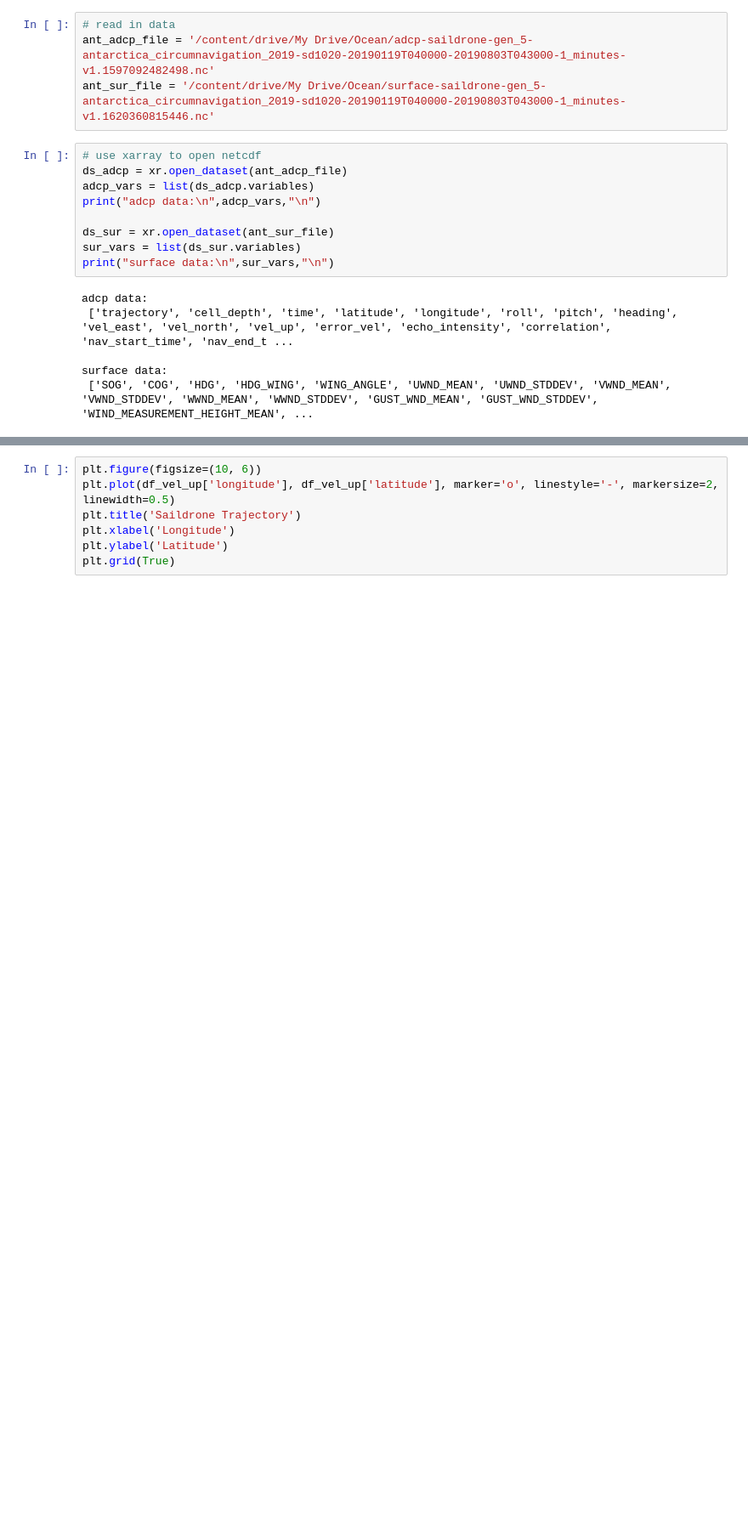
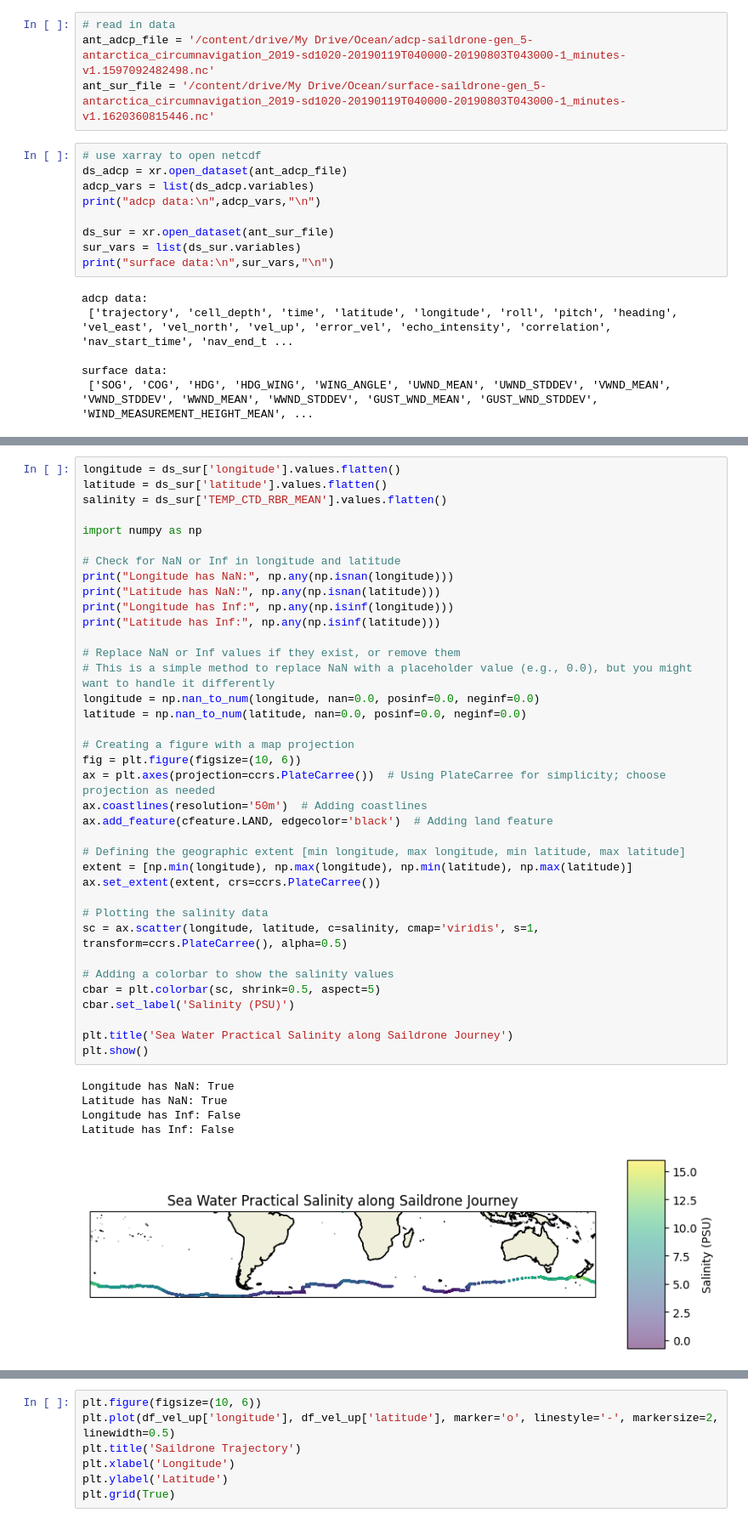
Before and after one commit to ameliabaier17/ocean_project, a Jupyter notebook: code/data_cleaning.ipynb, the cells around one changed output, grey strips where cells are left out. Shown at 85% size. Drawn from its saved outputs; the diff is of its cells as text; blank space fills up the shorter version.

```diff
--- a/code/data_cleaning.ipynb
+++ b/code/data_cleaning.ipynb
@@ -143,0 +184,43 @@ df_vel_up.head()
+# %%
+longitude = ds_sur['longitude'].values.flatten()
+latitude = ds_sur['latitude'].values.flatten()
+salinity = ds_sur['TEMP_CTD_RBR_MEAN'].values.flatten()
+
+import numpy as np
+
+# Check for NaN or Inf in longitude and latitude
+print("Longitude has NaN:", np.any(np.isnan(longitude)))
+print("Latitude has NaN:", np.any(np.isnan(latitude)))
+print("Longitude has Inf:", np.any(np.isinf(longitude)))
+print("Latitude has Inf:", np.any(np.isinf(latitude)))
+
+# Replace NaN or Inf values if they exist, or remove them
+# This is a simple method to replace NaN with a placeholder value (e.g., 0.0), but you might want to handle it differently
+longitude = np.nan_to_num(longitude, nan=0.0, posinf=0.0, neginf=0.0)
+latitude = np.nan_to_num(latitude, nan=0.0, posinf=0.0, neginf=0.0)
+
+# Creating a figure with a map projection
+fig = plt.figure(figsize=(10, 6))
+ax = plt.axes(projection=ccrs.PlateCarree())  # Using PlateCarree for simplicity; choose projection as needed
+ax.coastlines(resolution='50m')  # Adding coastlines
+ax.add_feature(cfeature.LAND, edgecolor='black')  # Adding land feature
+
+# Defining the geographic extent [min longitude, max longitude, min latitude, max latitude]
+extent = [np.min(longitude), np.max(longitude), np.min(latitude), np.max(latitude)]
+ax.set_extent(extent, crs=ccrs.PlateCarree())
+
+# Plotting the salinity data
+sc = ax.scatter(longitude, latitude, c=salinity, cmap='viridis', s=1, transform=ccrs.PlateCarree(), alpha=0.5)
+
+# Adding a colorbar to show the salinity values
+cbar = plt.colorbar(sc, shrink=0.5, aspect=5)
+cbar.set_label('Salinity (PSU)')
+
+plt.title('Sea Water Practical Salinity along Saildrone Journey')
+plt.show()
+# %% [output]
+Longitude has NaN: True
+Latitude has NaN: True
+Longitude has Inf: False
+Latitude has Inf: False
+[figure, added]
```
Also changed, not shown: parts of 19 cells of this notebook.
